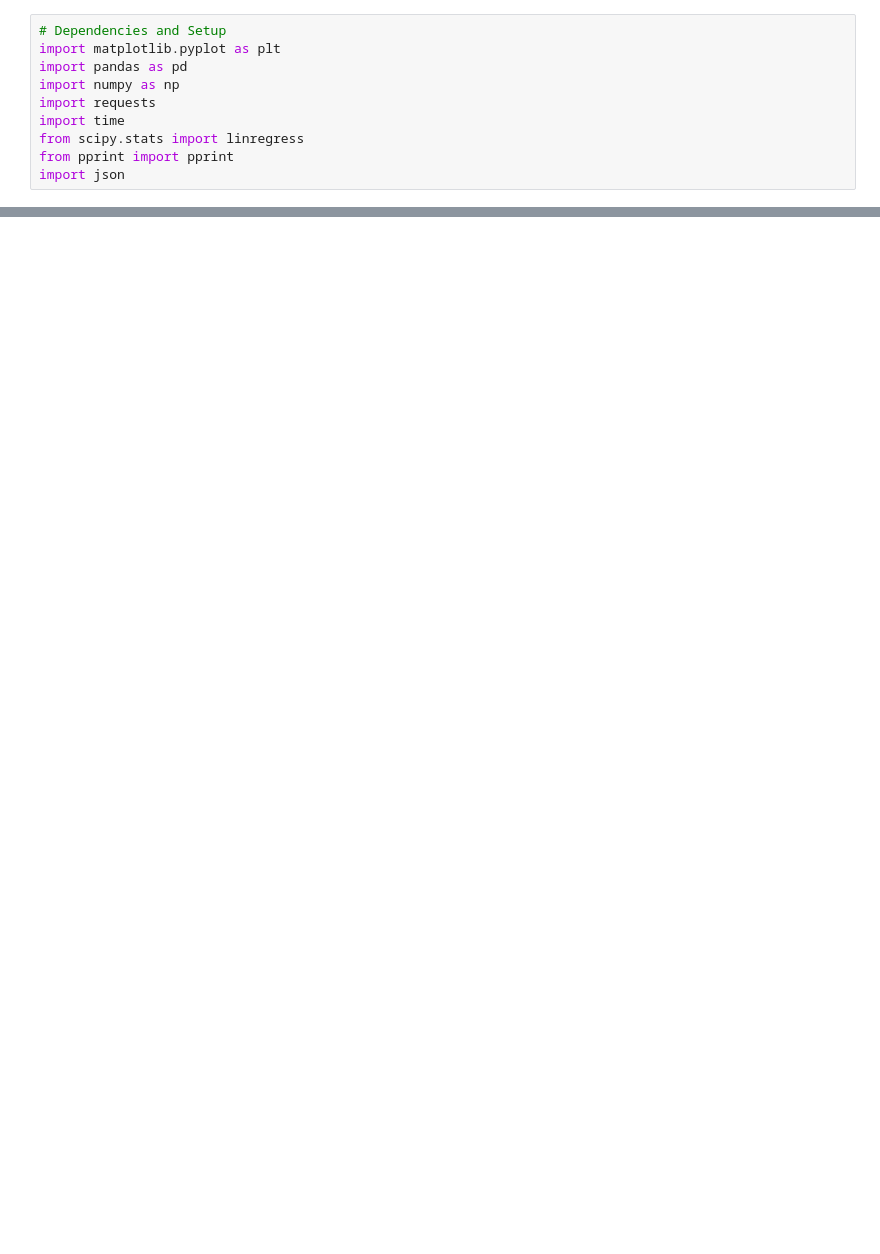
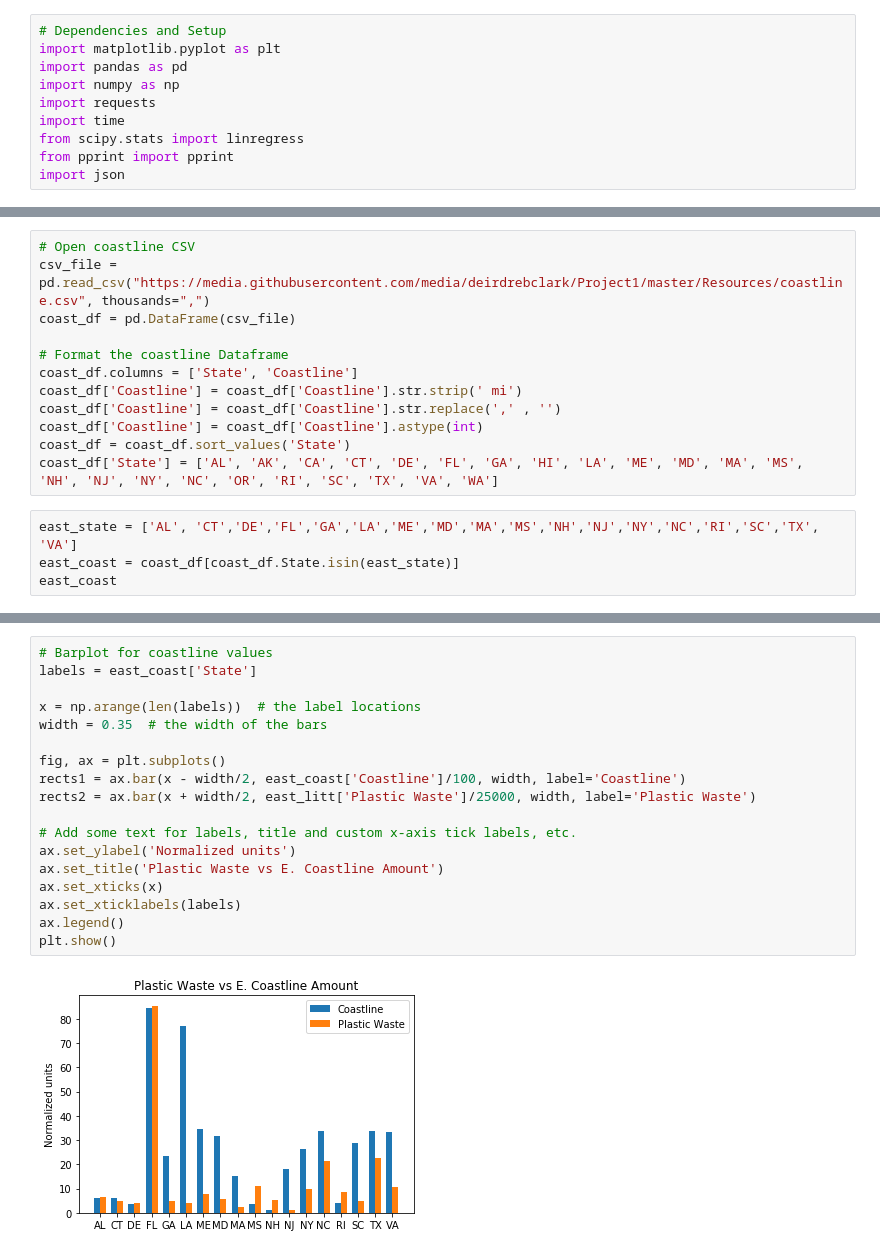
Before and after one commit to deirdrebclark/Project1, a Jupyter notebook: GDPAnaly_working.ipynb, the cells around one changed output, grey strips where cells are left out. Cells and saved outputs as stored; diff of their text form; blank space fills up the shorter version.

```diff
--- a/GDPAnaly_working.ipynb
+++ b/GDPAnaly_working.ipynb
@@ -53,0 +119,16 @@ plt.show()
+# %%
+# Open coastline CSV
+csv_file = pd.read_csv("https://media.githubusercontent.com/media/deirdrebclark/Project1/master/Resources/coastline.csv", thousands=",")
+coast_df = pd.DataFrame(csv_file)
+
+# Format the coastline Dataframe
+coast_df.columns = ['State', 'Coastline']
+coast_df['Coastline'] = coast_df['Coastline'].str.strip(' mi')
+coast_df['Coastline'] = coast_df['Coastline'].str.replace(',' , '')
+coast_df['Coastline'] = coast_df['Coastline'].astype(int)
+coast_df = coast_df.sort_values('State')
+coast_df['State'] = ['AL', 'AK', 'CA', 'CT', 'DE', 'FL', 'GA', 'HI', 'LA', 'ME', 'MD', 'MA', 'MS', 'NH', 'NJ', 'NY', 'NC', 'OR', 'RI', 'SC', 'TX', 'VA', 'WA']
+# %%
+east_state = ['AL', 'CT','DE','FL','GA','LA','ME','MD','MA','MS','NH','NJ','NY','NC','RI','SC','TX', 'VA']
+east_coast = coast_df[coast_df.State.isin(east_state)]
+east_coast
@@ -53,0 +153,20 @@ plt.show()
+# %%
+# Barplot for coastline values
+labels = east_coast['State']
+
+x = np.arange(len(labels))  # the label locations
+width = 0.35  # the width of the bars
+
+fig, ax = plt.subplots()
+rects1 = ax.bar(x - width/2, east_coast['Coastline']/100, width, label='Coastline')
+rects2 = ax.bar(x + width/2, east_litt['Plastic Waste']/25000, width, label='Plastic Waste')
+
+# Add some text for labels, title and custom x-axis tick labels, etc.
+ax.set_ylabel('Normalized units')
+ax.set_title('Plastic Waste vs E. Coastline Amount')
+ax.set_xticks(x)
+ax.set_xticklabels(labels)
+ax.legend()
+plt.show()
+# %% [output]
+[figure, added]
```
Also changed, not shown: parts of 8 cells of this notebook.
